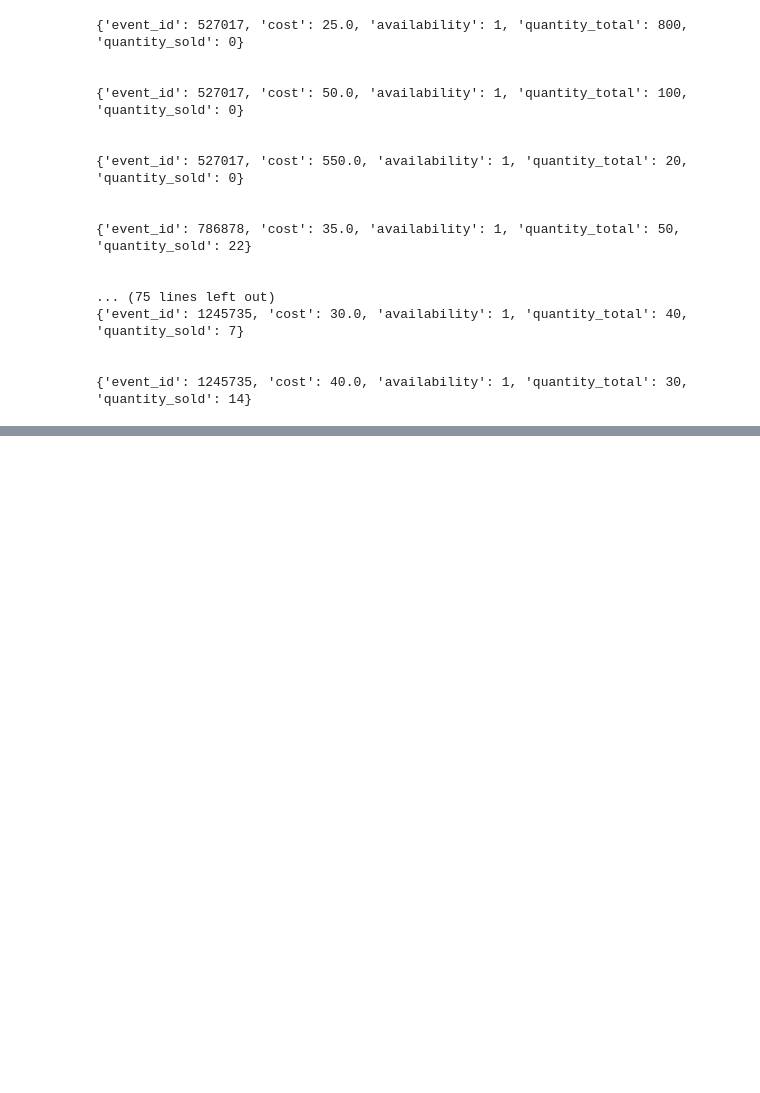
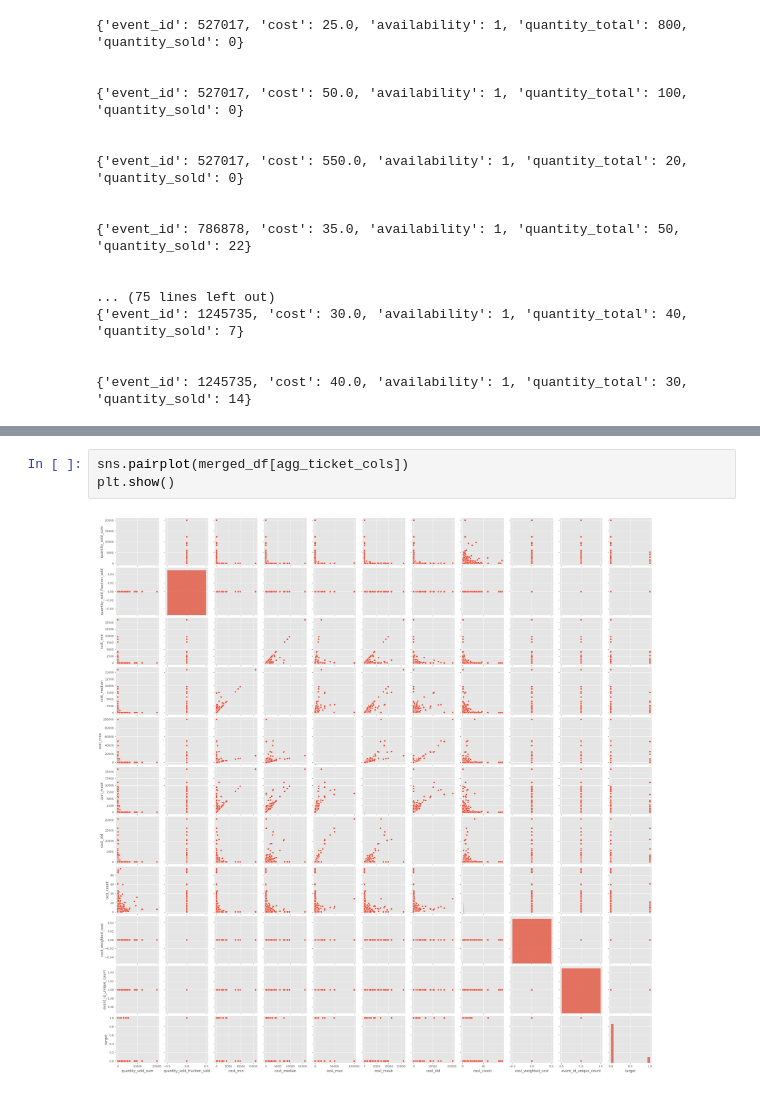
Before and after one commit to RodrigoGonzalez/transaction-risk-profiler, a Jupyter notebook: notebooks/0_EDA.ipynb, the cells around one changed output, grey strips where cells are left out. Drawn from its saved outputs; the diff is of its cells as text; blank space fills up the shorter version.

```diff
--- a/notebooks/0_EDA.ipynb
+++ b/notebooks/0_EDA.ipynb
@@ -523,0 +537,5 @@ agg_ticket_df.head()
+# %%
+sns.pairplot(merged_df[agg_ticket_cols])
+plt.show()
+# %% [output]
+[figure, added]
```
Also changed, not shown: parts of 13 cells of this notebook, 2 other files.
